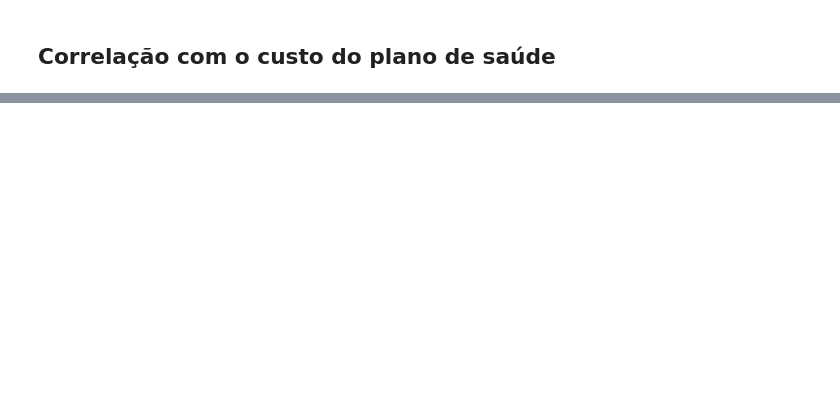
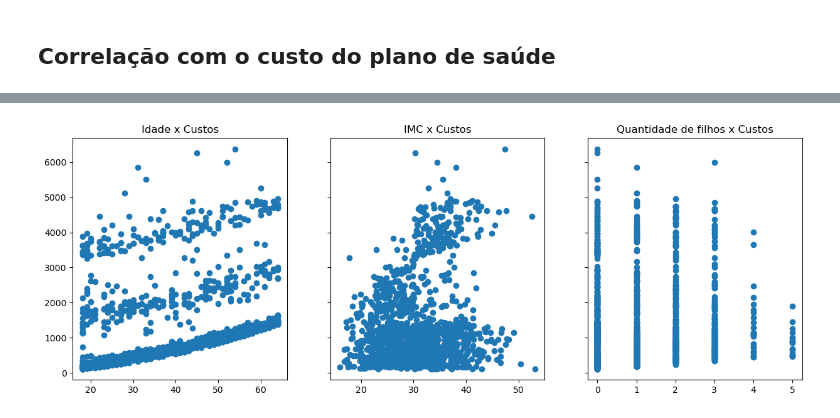
Before and after one commit to ben-hurs/otimizacao-plano-saude, a Jupyter notebook: codigo.ipynb, the cells around one changed output, grey strips where cells are left out. Saved outputs shown, nothing was run; the diff lists cells and outputs as text; code cells hidden in the pictures; blank space fills up the shorter version.

```diff
--- a/codigo.ipynb
+++ b/codigo.ipynb
@@ -470,0 +297,13 @@ Nordeste  Sudeste 132.9027 0.4745 -104.4942 370.2996  False
+# %%
+fig, ((ax1,ax2,ax3)) = plt.subplots(1,3,sharey=True,figsize=(15,5))
+
+ax1.scatter(df['Idade'], df['Custo_Saude']);
+ax1.set_title('Idade x Custos');
+
+ax2.scatter(df['IMC'], df['Custo_Saude']);
+ax2.set_title('IMC x Custos');
+
+ax3.scatter(df['Qte_Filhos'], df['Custo_Saude']);
+ax3.set_title('Quantidade de filhos x Custos');
+# %% [output]
+[figure, added]
```
Also changed, not shown: parts of 58 cells of this notebook, 2 other files.
